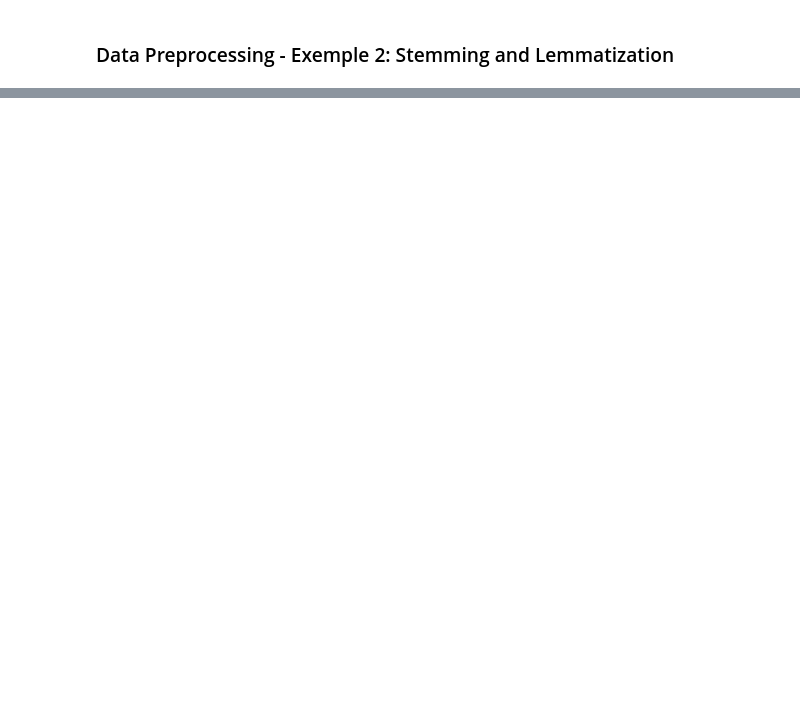
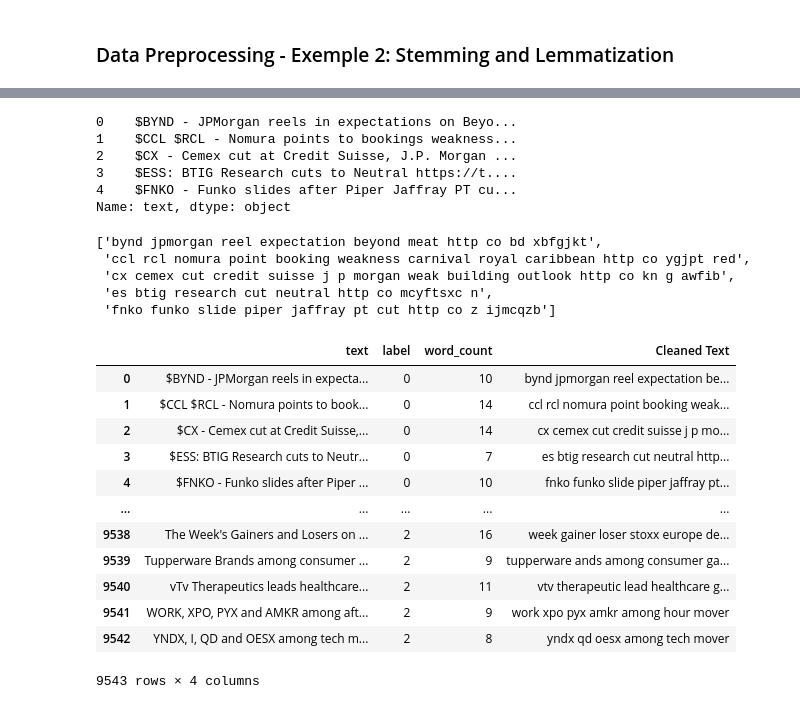
Before and after one commit to mayer19/Text_Mining_NovaIMS, a Jupyter notebook: stock_project.ipynb, the cells around one changed output, grey strips where cells are left out. Saved outputs shown, nothing was run; the diff lists cells and outputs as text; code cells hidden in the pictures; blank space fills up the shorter version.

```diff
--- a/stock_project.ipynb
+++ b/stock_project.ipynb
@@ -259,0 +272,57 @@ from nltk.stem.wordnet import WordNetLemmatizer
+# %%
+stemmer = SnowballStemmer('english')
+# %%
+lemma = WordNetLemmatizer()
+# %%
+#Apply preprocessing steps
+from tqdm import tqdm
+def clean(text_list, lemmatize, stemmer):
+
+    updates = []
+
+    for j in tqdm(text_list):
+
+        text = j
+
+        #LOWERCASE TEXT
+        text = text.lower()
+
+        #REMOVE NUMERICAL DATA and PUNCTUATION
+        text = re.sub("[^a-zA-Z]"," ", text )
+        text = re.sub("br", "", text)
+
+        #REMOVE STOPWORDS
+        text = " ".join([word for word in text.split() if word not in stop])
+
+        #Lemmatize
+        if lemmatize:
+            text = " ".join(lemma.lemmatize(word) for word in text.split())
+
+        #Stemming
+        if stemmer:
+            text = " ".join(stemmer.stem(word) for word in text.split())
+
+        updates.append(text)
+
+    return updates
+# %%
+cleaned_text = clean(train_df['text'], lemmatize = True, stemmer = False)
+# %%
+# Compare text before and after cleaning
+
+train_df['text'][:5] #before cleaning
+# %% [output]
+0    $BYND - JPMorgan reels in expectations on Beyo...
+1    $CCL $RCL - Nomura points to bookings weakness...
+2    $CX - Cemex cut at Credit Suisse, J.P. Morgan ...
+3    $ESS: BTIG Research cuts to Neutral https://t....
+4    $FNKO - Funko slides after Piper Jaffray PT cu...
+Name: text, dtype: object
+# %%
+cleaned_text[:5]
+# %% [output]
+['bynd jpmorgan reel expectation beyond meat http co bd xbfgjkt',
+ 'ccl rcl nomura point booking weakness carnival royal caribbean http co ygjpt red',
+ 'cx cemex cut credit suisse j p morgan weak building outlook http co kn g awfib',
+ 'es btig research cut neutral http co mcyftsxc n',
+ 'fnko funko slide piper jaffray pt cut http co z ijmcqzb']
@@ -259,0 +333,17 @@ from nltk.stem.wordnet import WordNetLemmatizer
+# %%
+train_df['Cleaned Text'] = cleaned_text
+train_df
+# %% [output]
+|  | text | label | word_count | Cleaned Text |
+| 0 | $BYND - JPMorgan reels in expecta... | 0 | 10 | bynd jpmorgan reel expectation be... |
+| 1 | $CCL $RCL - Nomura points to book... | 0 | 14 | ccl rcl nomura point booking weak... |
+| 2 | $CX - Cemex cut at Credit Suisse,... | 0 | 14 | cx cemex cut credit suisse j p mo... |
+| 3 | $ESS: BTIG Research cuts to Neutr... | 0 | 7 | es btig research cut neutral http... |
+| 4 | $FNKO - Funko slides after Piper ... | 0 | 10 | fnko funko slide piper jaffray pt... |
+| ... | ... | ... | ... | ... |
+| 9538 | The Week's Gainers and Losers on ... | 2 | 16 | week gainer loser stoxx europe de... |
+| 9539 | Tupperware Brands among consumer ... | 2 | 9 | tupperware ands among consumer ga... |
+| 9540 | vTv Therapeutics leads healthcare... | 2 | 11 | vtv therapeutic lead healthcare g... |
+| 9541 | WORK, XPO, PYX and AMKR among aft... | 2 | 9 | work xpo pyx amkr among hour mover |
+| 9542 | YNDX, I, QD and OESX among tech m... | 2 | 8 | yndx qd oesx among tech mover |
+9543 rows × 4 columns
```
Also changed, not shown: parts of 9 cells of this notebook.
